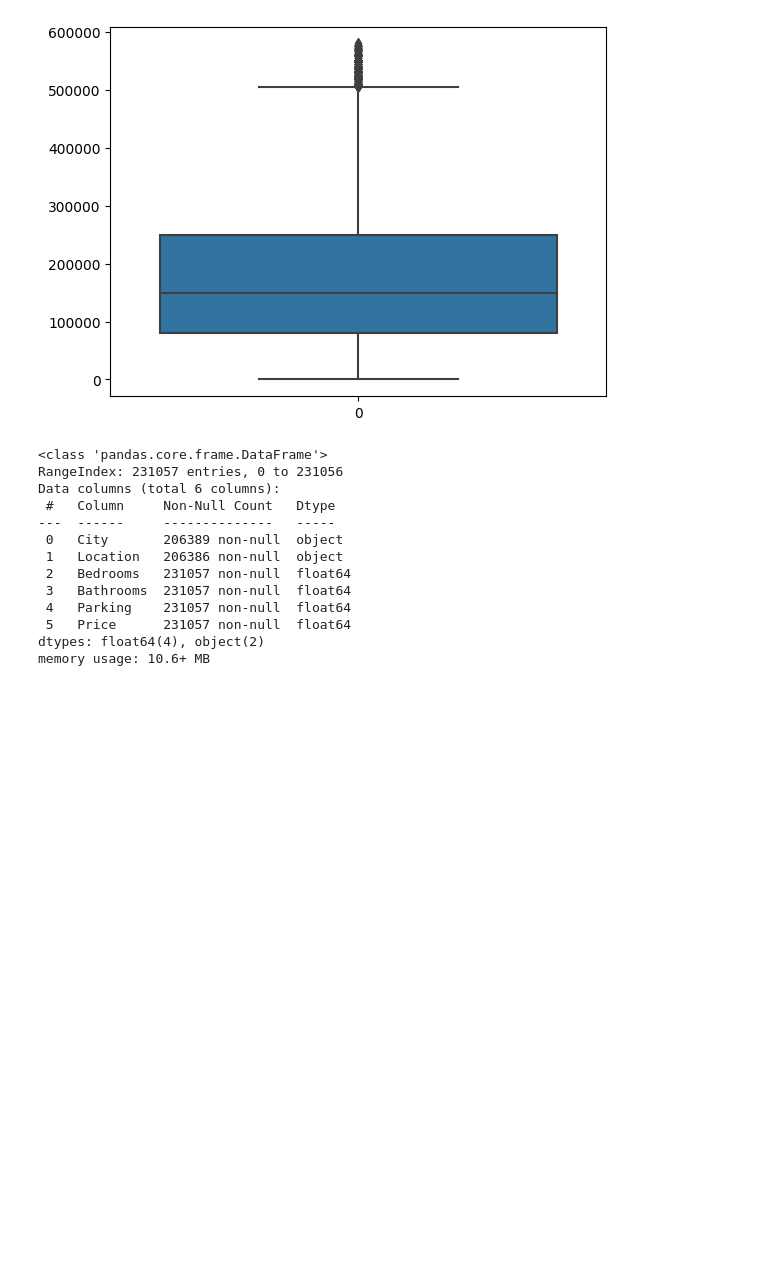
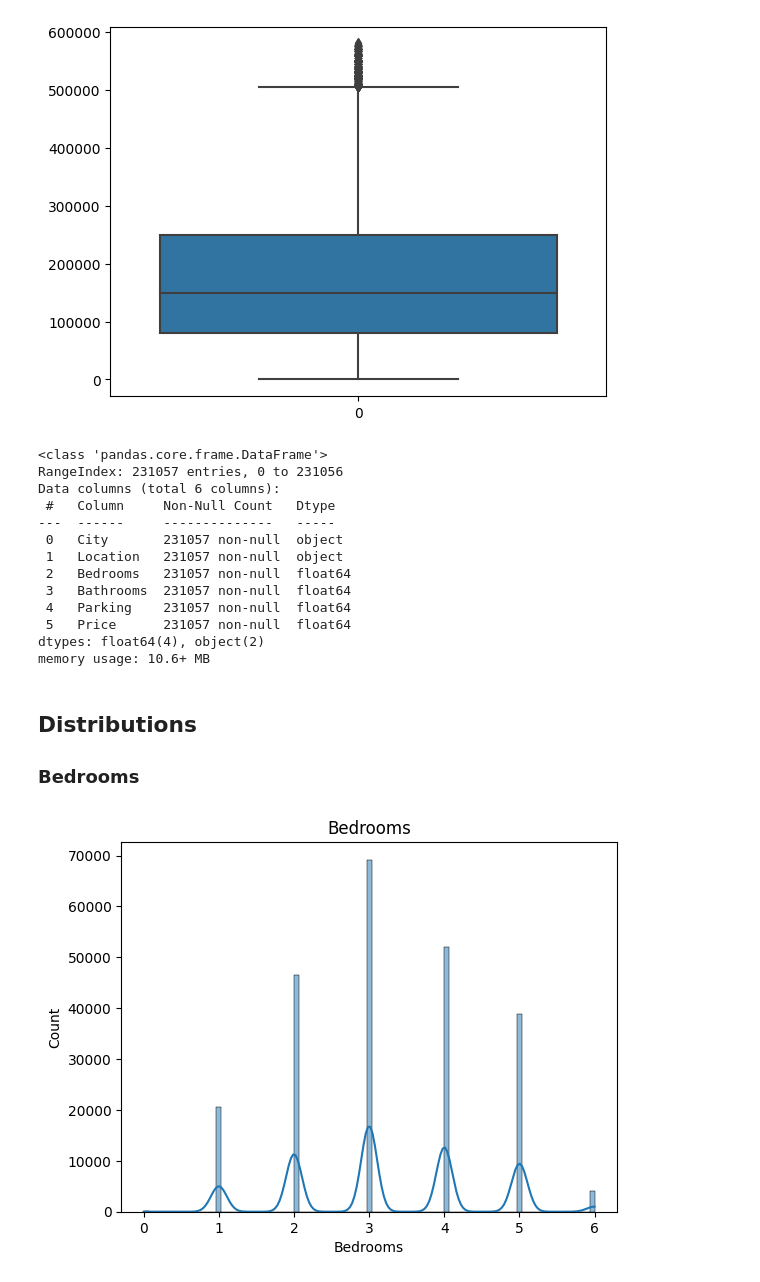
Before and after one commit to Mburu-Elvis/NairobiRentPrices, a Jupyter notebook: eda_housing_nairobi.ipynb, the cells around one changed output. Drawn from its saved outputs; the diff is of its cells as text; code cells hidden in the pictures; blank space fills up the shorter version.

Commit message:
data analysis of the dataset

```diff
--- a/eda_housing_nairobi.ipynb
+++ b/eda_housing_nairobi.ipynb
@@ -87,6 +87,8 @@ data.head()
 | 2 | Nairobi | Spring Valley | 5.0 | 5.0 | 4.0 | 380000.0 |
 | 3 | Nairobi | Thindigua | 3.0 | 3.0 | NaN | 55000.0 |
 | 4 | Nairobi | Westlands | 4.0 | 4.0 | 4.0 | 265000.0 |
+# %%
+data['City'].fillna('Nairobi', inplace=True)
 # %%
 data['City'].value_counts()
 # %% [output]
@@ -188,3 +175,7 @@ data['Location'].mode()
 # %% [output]
 0    Lavington
 Name: Location, dtype: object
+# %%
+impute_value = data['Location'].mode().iloc[0]
+
+data['Location'].fillna(impute_value, inplace=True)
@@ -651,11 +653,21 @@ RangeIndex: 231057 entries, 0 to 231056
 Data columns (total 6 columns):
  #   Column     Non-Null Count   Dtype
 ---  ------     --------------   -----
- 0   City       206389 non-null  object
- 1   Location   206386 non-null  object
+ 0   City       231057 non-null  object
+ 1   Location   231057 non-null  object
  2   Bedrooms   231057 non-null  float64
  3   Bathrooms  231057 non-null  float64
  4   Parking    231057 non-null  float64
  5   Price      231057 non-null  float64
 dtypes: float64(4), object(2)
 memory usage: 10.6+ MB
+# %% [markdown]
+## Distributions
+
+### Bedrooms
+# %%
+sns.histplot(data=data['Bedrooms'], kde=True)
+plt.title("Bedrooms")
+plt.show()
+# %% [output]
+[figure, added]
```
Also changed, not shown: parts of 12 cells of this notebook.
